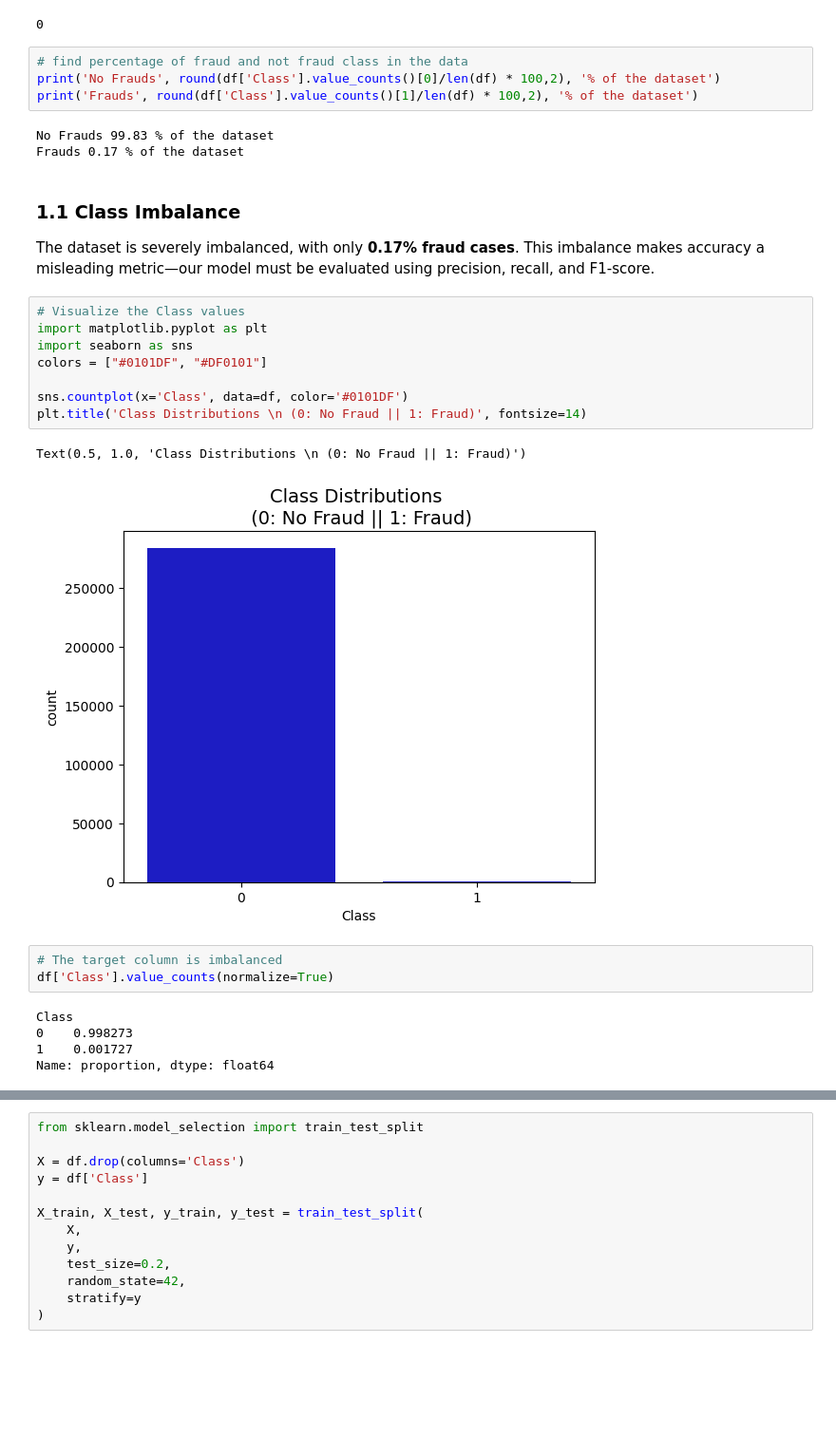
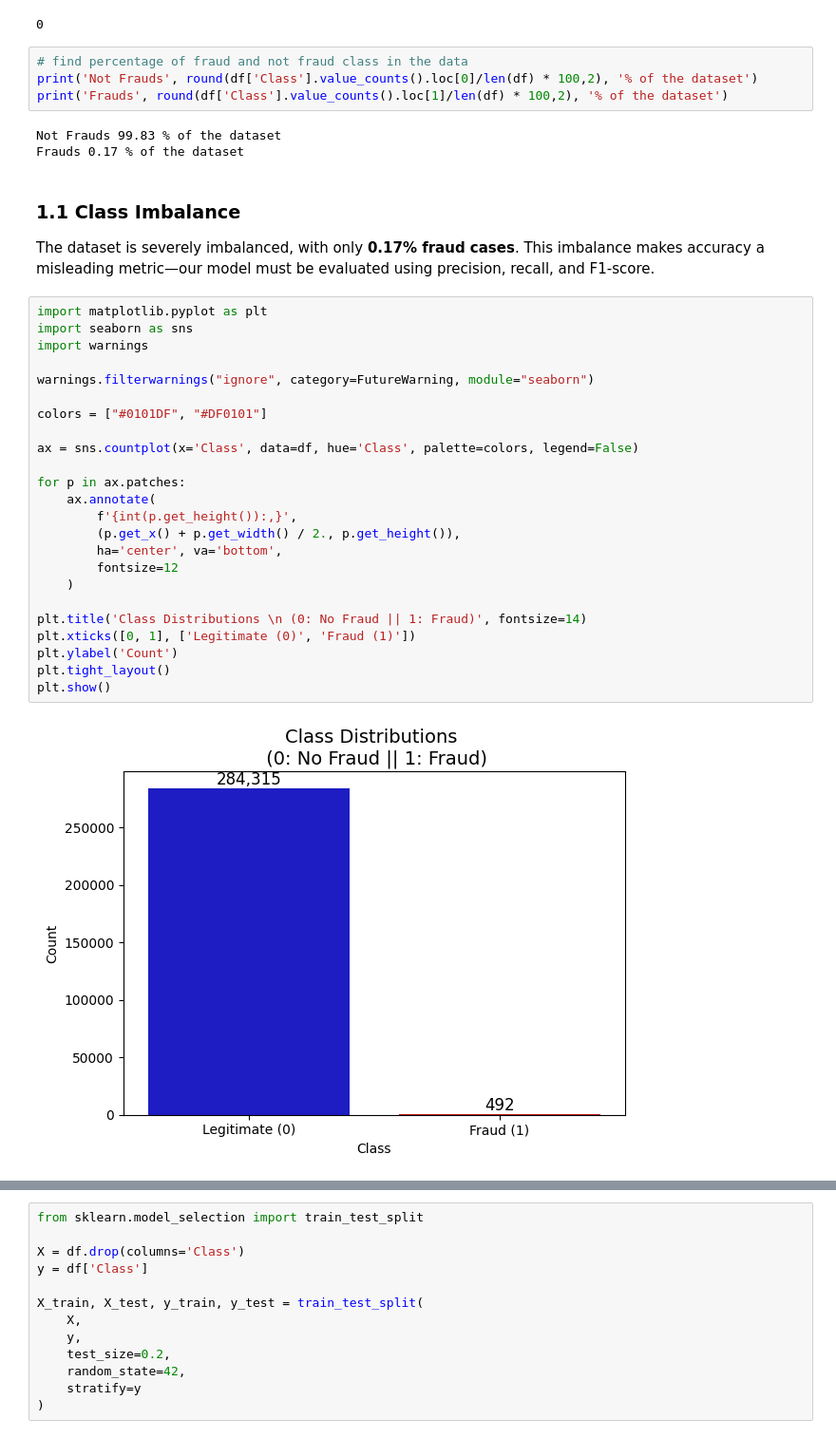
Before and after one commit to mpaturi/portfolio-projects, a Jupyter notebook: ML/Credit-Fraud/notebooks/creditcardfraud.ipynb, the cells around one changed output, grey strips where cells are left out. Shown at 95% size. Drawn from its saved outputs; the diff is of its cells as text; blank space fills up the shorter version.

```diff
--- a/ML/Credit-Fraud/notebooks/creditcardfraud.ipynb
+++ b/ML/Credit-Fraud/notebooks/creditcardfraud.ipynb
@@ -44,32 +44,39 @@ df.isnull().sum().max()
 0
 # %%
 # find percentage of fraud and not fraud class in the data
-print('No Frauds', round(df['Class'].value_counts()[0]/len(df) * 100,2), '% of the dataset')
-print('Frauds', round(df['Class'].value_counts()[1]/len(df) * 100,2), '% of the dataset')
+print('Not Frauds', round(df['Class'].value_counts().loc[0]/len(df) * 100,2), '% of the dataset')
+print('Frauds', round(df['Class'].value_counts().loc[1]/len(df) * 100,2), '% of the dataset')
 # %% [output]
-No Frauds 99.83 % of the dataset
+Not Frauds 99.83 % of the dataset
 Frauds 0.17 % of the dataset
 # %% [markdown]
 ### 1.1 Class Imbalance
 
 The dataset is severely imbalanced, with only **0.17% fraud cases**. This imbalance makes accuracy a misleading metric—our model must be evaluated using precision, recall, and F1-score.
 # %%
-# Visualize the Class values
 import matplotlib.pyplot as plt
 import seaborn as sns
+import warnings
+
+warnings.filterwarnings("ignore", category=FutureWarning, module="seaborn")
+
 colors = ["#0101DF", "#DF0101"]
 
-sns.countplot(x='Class', data=df, color='#0101DF')
+ax = sns.countplot(x='Class', data=df, hue='Class', palette=colors, legend=False)
+
+for p in ax.patches:
+    ax.annotate(
+        f'{int(p.get_height()):,}',
+        (p.get_x() + p.get_width() / 2., p.get_height()),
+        ha='center', va='bottom',
+        fontsize=12
+    )
+
 plt.title('Class Distributions \n (0: No Fraud || 1: Fraud)', fontsize=14)
+plt.xticks([0, 1], ['Legitimate (0)', 'Fraud (1)'])
+plt.ylabel('Count')
+plt.tight_layout()
+plt.show()
 # %% [output]
-Text(0.5, 1.0, 'Class Distributions \n (0: No Fraud || 1: Fraud)')
-[figure, old version]
+[figure, new version]
-# %%
-# The target column is imbalanced
-df['Class'].value_counts(normalize=True)
-# %% [output]
-Class
-0    0.998273
-1    0.001727
-Name: proportion, dtype: float64
 # %% [markdown]
```
Also changed, not shown: parts of 36 cells of this notebook, 1 other file.
